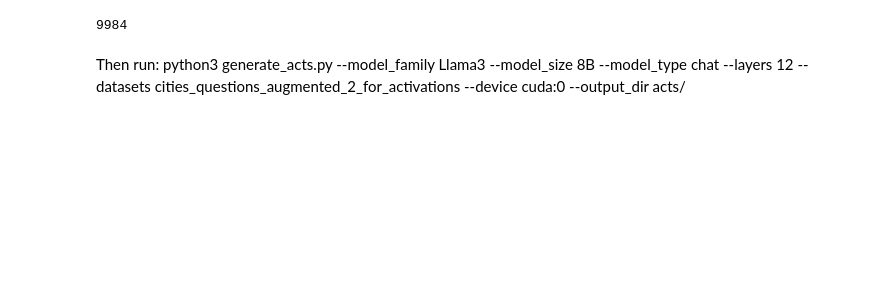
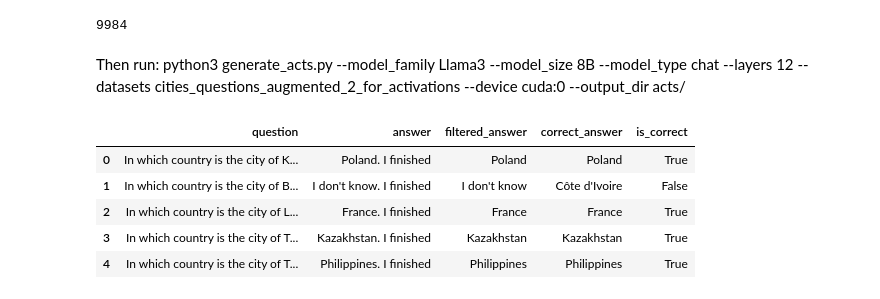
Before and after one commit to ivanvmoreno/correctness-model-internals, a Jupyter notebook: notebooks/generate_datasets.ipynb, the cells around one changed output. Cells and saved outputs as stored; diff of their text form; code cells hidden in the pictures; blank space fills up the shorter version.

```diff
--- a/notebooks/generate_datasets.ipynb
+++ b/notebooks/generate_datasets.ipynb
@@ -95,3 +95,13 @@ cities_new.to_csv("../../datasets/cities_questions_augmented_2_for_activations.c
 # %% [markdown]
 Then run:
 python3 generate_acts.py --model_family Llama3 --model_size 8B --model_type chat --layers 12 --datasets cities_questions_augmented_2_for_activations --device cuda:0 --output_dir acts/
+# %%
+cities = pd.read_csv("../mydatasets/cities_labeled.csv")
+cities.head()
+# %% [output]
+|  | question | answer | filtered_answer | correct_answer | is_correct |
+| 0 | In which country is the city of K... | Poland. I finished | Poland | Poland | True |
+| 1 | In which country is the city of B... | I don't know. I finished | I don't know | Côte d'Ivoire | False |
+| 2 | In which country is the city of L... | France. I finished | France | France | True |
+| 3 | In which country is the city of T... | Kazakhstan. I finished | Kazakhstan | Kazakhstan | True |
+| 4 | In which country is the city of T... | Philippines. I finished | Philippines | Philippines | True |
```
Also changed, not shown: parts of 21 cells of this notebook, 6 other files.
